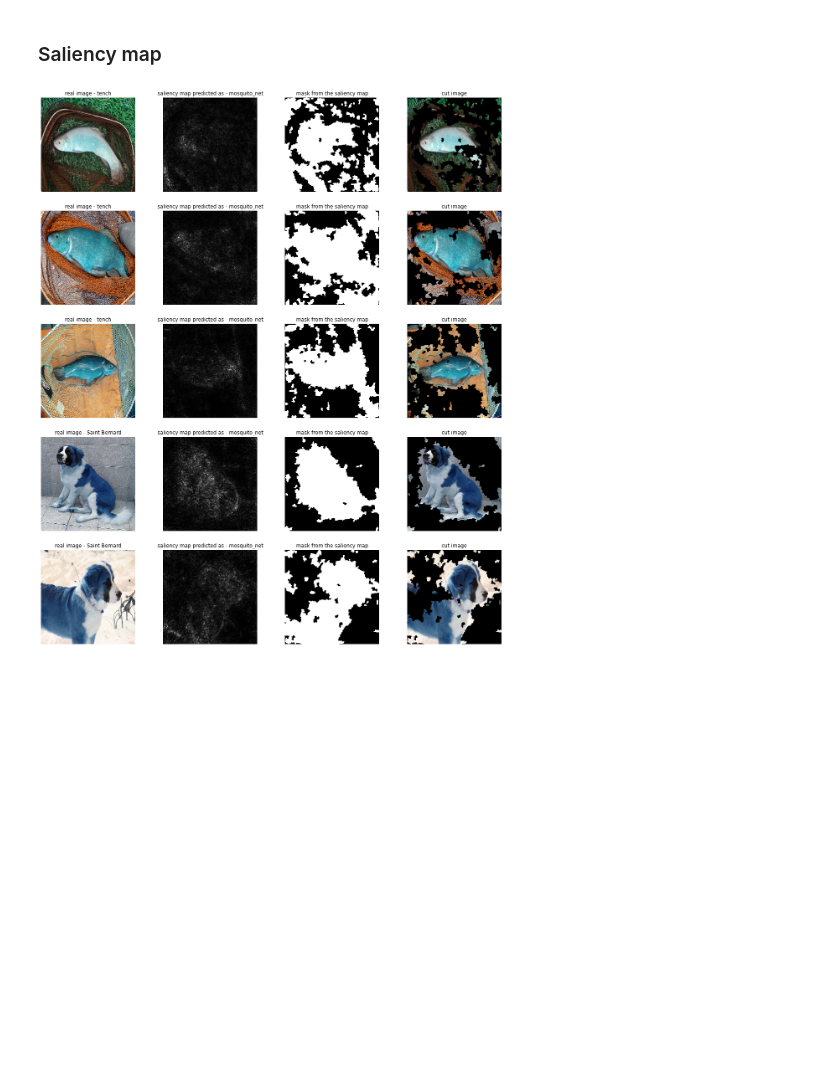
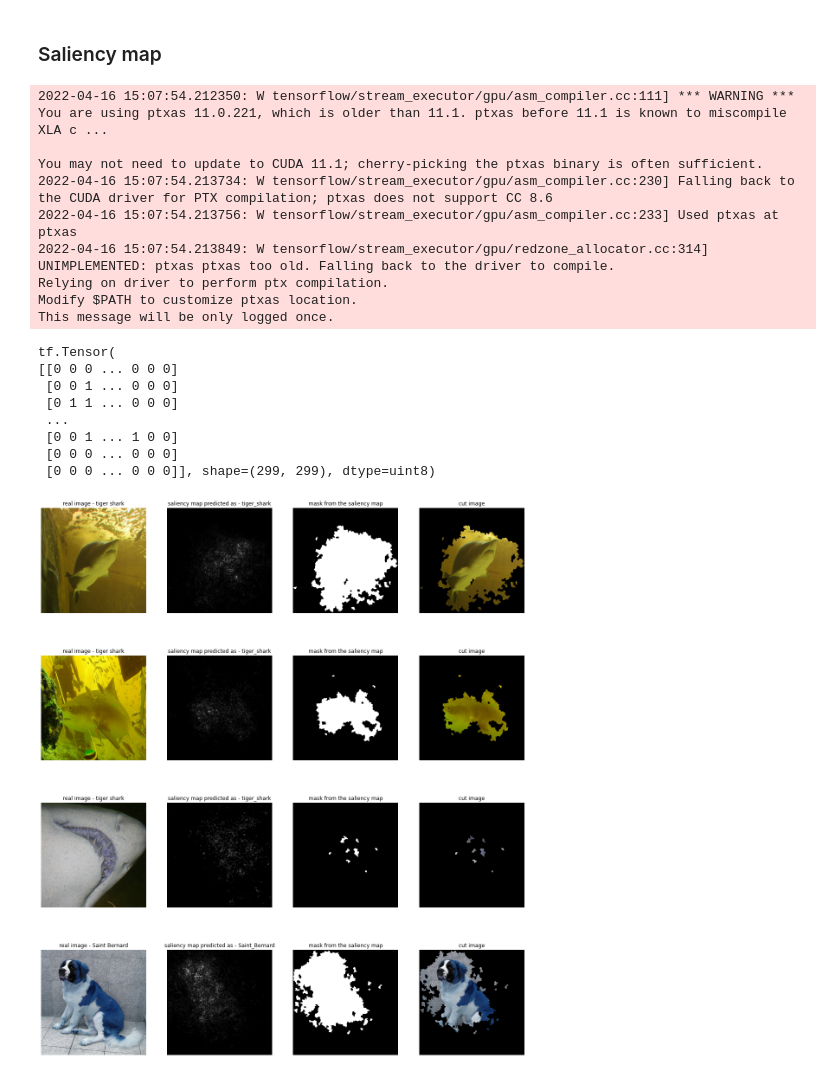
Before and after one commit to s-elo/I-am-a-painter, a Jupyter notebook: main.ipynb, the cells around one changed output. Drawn from its saved outputs; the diff is of its cells as text; code cells hidden in the pictures; blank space fills up the shorter version.

Commit message:
add some training imagenet samples; graph cut failed...

```diff
--- a/main.ipynb
+++ b/main.ipynb
@@ -122,44 +122,65 @@ shutil.make_archive("./ret_imgs", 'zip', "./ret_imgs")
 ### Saliency map
 # %%
 import matplotlib.pyplot as plt
-from saliency import get_saliency_map
+from saliency import get_saliency_map, saliency_graph_cut
 from dataLoader import get_saliency_data, imagenet_idx_to_label
 import numpy as np
-from graph_cut import get_mask, get_cut_img
 
-imgs, labels = get_saliency_data(img_shape=(224, 224))
+imgs, labels = get_saliency_data(img_shape=(299, 299))
 saliency_map, pred_rets = get_saliency_map(imgs, labels)
+cut_imgs, masks = saliency_graph_cut(imgs, saliency_map, 10, 0)
+print(saliency_map[0])
 # print(pred_rets)
 idx_map = imagenet_idx_to_label()
 
-_, ax = plt.subplots(5, 4, figsize=(20, 24))
-for idx in range(0, len(imgs[0:5])):
+plt_start = 4
+img_num = 4
+
+_, ax = plt.subplots(img_num, 4, figsize=(20, 24))
+for idx in range(plt_start, plt_start + img_num):
     img = imgs[idx]
-    saliency_img =  saliency_map[idx]
-
-    mask = get_mask(saliency_img, 50)
-    cut_img = get_cut_img(img, mask)
+    saliency_img = saliency_map[idx]
+    mask = masks[idx]
+    cut_img = cut_imgs[idx]
 
     label = idx_map[labels[idx]]
-
     pred_label = pred_rets[idx][0][1]
 
-    ax[idx, 0].imshow(img)
-    ax[idx, 0].set_title(f"real image - {label}")
-    ax[idx, 0].axis("off")
+    plt_idx = idx - plt_start
 
-    ax[idx, 1].imshow(saliency_img, cmap='gray')
-    ax[idx, 1].set_title(f"saliency map predicted as - {pred_label}")
-    ax[idx, 1].axis("off")
+    ax[plt_idx, 0].imshow(img)
+    ax[plt_idx, 0].set_title(f"real image - {label}")
+    ax[plt_idx, 0].axis("off")
 
-    ax[idx, 2].imshow(mask, cmap='gray')
-    ax[idx, 2].set_title(f"mask from the saliency map")
-    ax[idx, 2].axis("off")
+    ax[plt_idx, 1].imshow(saliency_img, cmap='gray')
+    ax[plt_idx, 1].set_title(f"saliency map predicted as - {pred_label}")
+    ax[plt_idx, 1].axis("off")
 
-    ax[idx, 3].imshow(cut_img)
-    ax[idx, 3].set_title(f"cut image")
-    ax[idx, 3].axis("off")
+    ax[plt_idx, 2].imshow(mask, cmap='gray')
+    ax[plt_idx, 2].set_title(f"mask from the saliency map")
+    ax[plt_idx, 2].axis("off")
+
+    ax[plt_idx, 3].imshow(cut_img)
+    ax[plt_idx, 3].set_title(f"cut image")
+    ax[plt_idx, 3].axis("off")
 
 plt.show()
 # %% [output]
+2022-04-16 15:07:54.212350: W tensorflow/stream_executor/gpu/asm_compiler.cc:111] *** WARNING *** You are using ptxas 11.0.221, which is older than 11.1. ptxas before 11.1 is known to miscompile XLA c ...
+
+You may not need to update to CUDA 11.1; cherry-picking the ptxas binary is often sufficient.
+2022-04-16 15:07:54.213734: W tensorflow/stream_executor/gpu/asm_compiler.cc:230] Falling back to the CUDA driver for PTX compilation; ptxas does not support CC 8.6
+2022-04-16 15:07:54.213756: W tensorflow/stream_executor/gpu/asm_compiler.cc:233] Used ptxas at ptxas
+2022-04-16 15:07:54.213849: W tensorflow/stream_executor/gpu/redzone_allocator.cc:314] UNIMPLEMENTED: ptxas ptxas too old. Falling back to the driver to compile.
+Relying on driver to perform ptx compilation.
+Modify $PATH to customize ptxas location.
+This message will be only logged once.
+tf.Tensor(
+[[0 0 0 ... 0 0 0]
+ [0 0 1 ... 0 0 0]
+ [0 1 1 ... 0 0 0]
+ ...
+ [0 0 1 ... 1 0 0]
+ [0 0 0 ... 0 0 0]
+ [0 0 0 ... 0 0 0]], shape=(299, 299), dtype=uint8)
-[figure, old version]
+[figure, new version]
```
Also changed, not shown: 6 other files.
